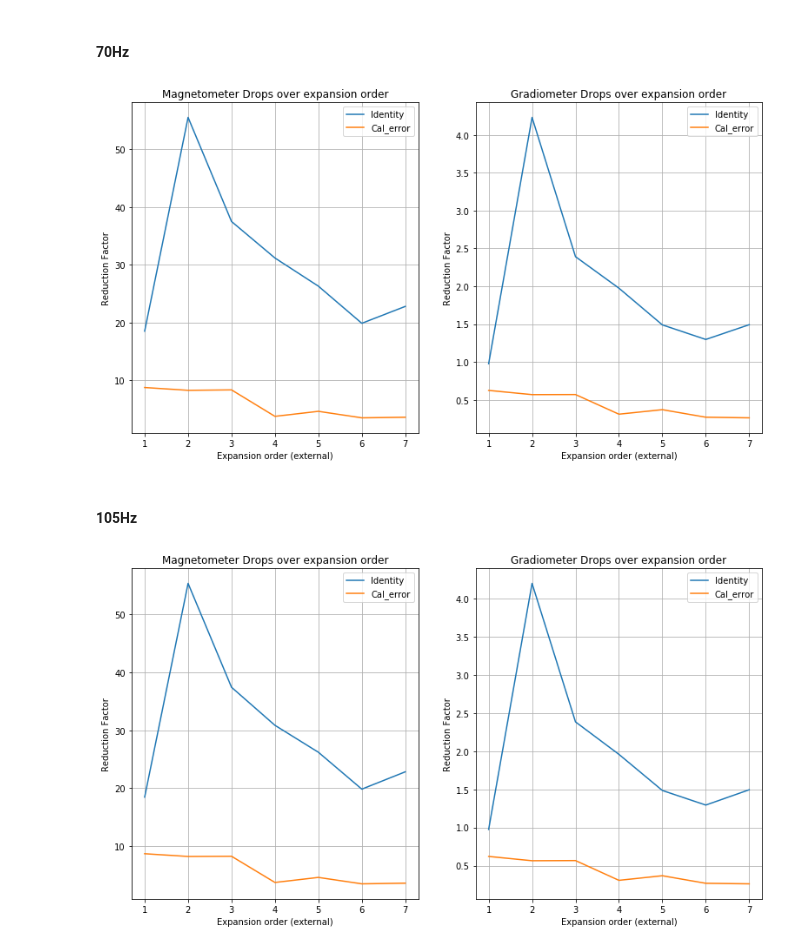
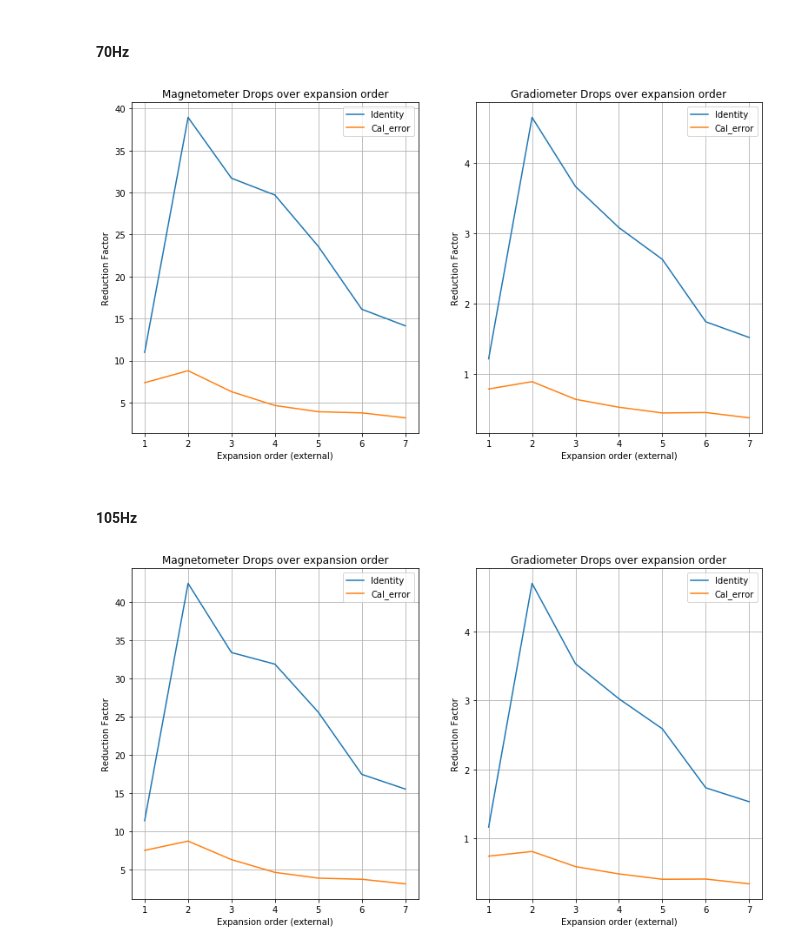
Before and after one commit to pyollin/I-Labs-Research, a Jupyter notebook: Cal Error Reduction Effects.ipynb, the cells around one changed output. Saved outputs shown, nothing was run; the diff lists cells and outputs as text; code cells hidden in the pictures.

```diff
--- a/Cal Error Reduction Effects.ipynb
+++ b/Cal Error Reduction Effects.ipynb
@@ -70,7 +70,7 @@ erm_drop = {
 #   for loop going through and calculating reduction factors
 for e in ['Identity', 'Cal_error']:
     for i in xs:
-        dat = Fun.RecClass_Order_Cal('eddy_currents_1_empty_room_raw.fif',
+        dat = Fun.RecClass_Order_Cal(file_name='eddy_currents_1_empty_room_raw.fif',
                                      start=params['erm']['start'],
                                      stop=params['erm']['stop'],
                                      internal=2,
@@ -88,7 +88,9 @@ Fun.plot_drop_order(erm_drop)
 # %% [markdown]
 #### 5Hz
 # %%
+#   Defining the recording and the file name
 rec = '5'
+file_name = rec + params['f_ext']
 
 #   Creating dictionary of empty dictionaries to hold calculated reduction factors
 drop = {
@@ -99,14 +101,14 @@ drop = {
 #   for loop going through and calculating reduction factors
 for e in ['Identity', 'Cal_error']:
     for i in xs:
-        dat = Fun.RecClass_Order_Cal('eddy_currents_1_empty_room_raw.fif',
+        dat = Fun.RecClass_Order_Cal(file_name=file_name,
                                      start=params[rec]['start'],
                                      stop=params[rec]['stop'],
                                      internal=2,
                                      external=i,
                                      diag_cal_mat=Mats[e])
         drop[str(e)][str(i)] = Fun.find_drop_order(dat.data)
-del i, e
+del i, e, rec, file_name
 
 #   using plot_drop_order function found in FunFile to plot reduction factors
 Fun.plot_drop_order(drop)
@@ -116,6 +118,7 @@ Fun.plot_drop_order(drop)
 #### 20Hz
 # %%
 rec = '20'
+file_name = rec + params['f_ext']
 
 #   Creating dictionary of empty dictionaries to hold calculated reduction factors
 drop = {
@@ -126,14 +129,14 @@ drop = {
 #   for loop going through and calculating reduction factors
 for e in ['Identity', 'Cal_error']:
     for i in xs:
-        dat = Fun.RecClass_Order_Cal('eddy_currents_1_empty_room_raw.fif',
+        dat = Fun.RecClass_Order_Cal(file_name=file_name,
                                      start=params[rec]['start'],
                                      stop=params[rec]['stop'],
                                      internal=2,
                                      external=i,
                                      diag_cal_mat=Mats[e])
         drop[str(e)][str(i)] = Fun.find_drop_order(dat.data)
-del i, e
+del i, e, rec, file_name
 
 #   using plot_drop_order function found in FunFile to plot reduction factors
 Fun.plot_drop_order(drop)
@@ -143,6 +146,7 @@ Fun.plot_drop_order(drop)
 #### 70Hz
 # %%
 rec = '70'
+file_name = rec + params['f_ext']
 
 #   Creating dictionary of empty dictionaries to hold calculated reduction factors
 drop = {
@@ -153,43 +157,44 @@ drop = {
 #   for loop going through and calculating reduction factors
 for e in ['Identity', 'Cal_error']:
     for i in xs:
-        dat = Fun.RecClass_Order_Cal('eddy_currents_1_empty_room_raw.fif',
+        dat = Fun.RecClass_Order_Cal(file_name=file_name,
                                      start=params[rec]['start'],
                                      stop=params[rec]['stop'],
                                      internal=2,
                                      external=i,
                                      diag_cal_mat=Mats[e])
         drop[str(e)][str(i)] = Fun.find_drop_order(dat.data)
-del i, e
+del i, e, rec, file_name
 
 #   using plot_drop_order function found in FunFile to plot reduction factors
 Fun.plot_drop_order(drop)
 # %% [output]
-[figure, old version]
+[figure, new version]
 # %% [markdown]
 #### 105Hz
 # %%
 rec = '105'
+file_name = rec + params['f_ext']
 
 #   Creating dictionary of empty dictionaries to hold calculated reduction factors
 drop = {
     'Identity' : {},
     'Cal_error' : {}
 }
 
 #   for loop going through and calculating reduction factors
 for e in ['Identity', 'Cal_error']:
     for i in xs:
-        dat = Fun.RecClass_Order_Cal('eddy_currents_1_empty_room_raw.fif',
+        dat = Fun.RecClass_Order_Cal(file_name=file_name,
                                      start=params[rec]['start'],
                                      stop=params[rec]['stop'],
                                      internal=2,
                                      external=i,
                                      diag_cal_mat=Mats[e])
         drop[str(e)][str(i)] = Fun.find_drop_order(dat.data)
-del i, e
+del i, e, rec, file_name
 
 #   using plot_drop_order function found in FunFile to plot reduction factors
 Fun.plot_drop_order(drop)
 # %% [output]
-[figure, old version]
+[figure, new version]
```
Also changed, not shown: parts of 4 cells of this notebook.
